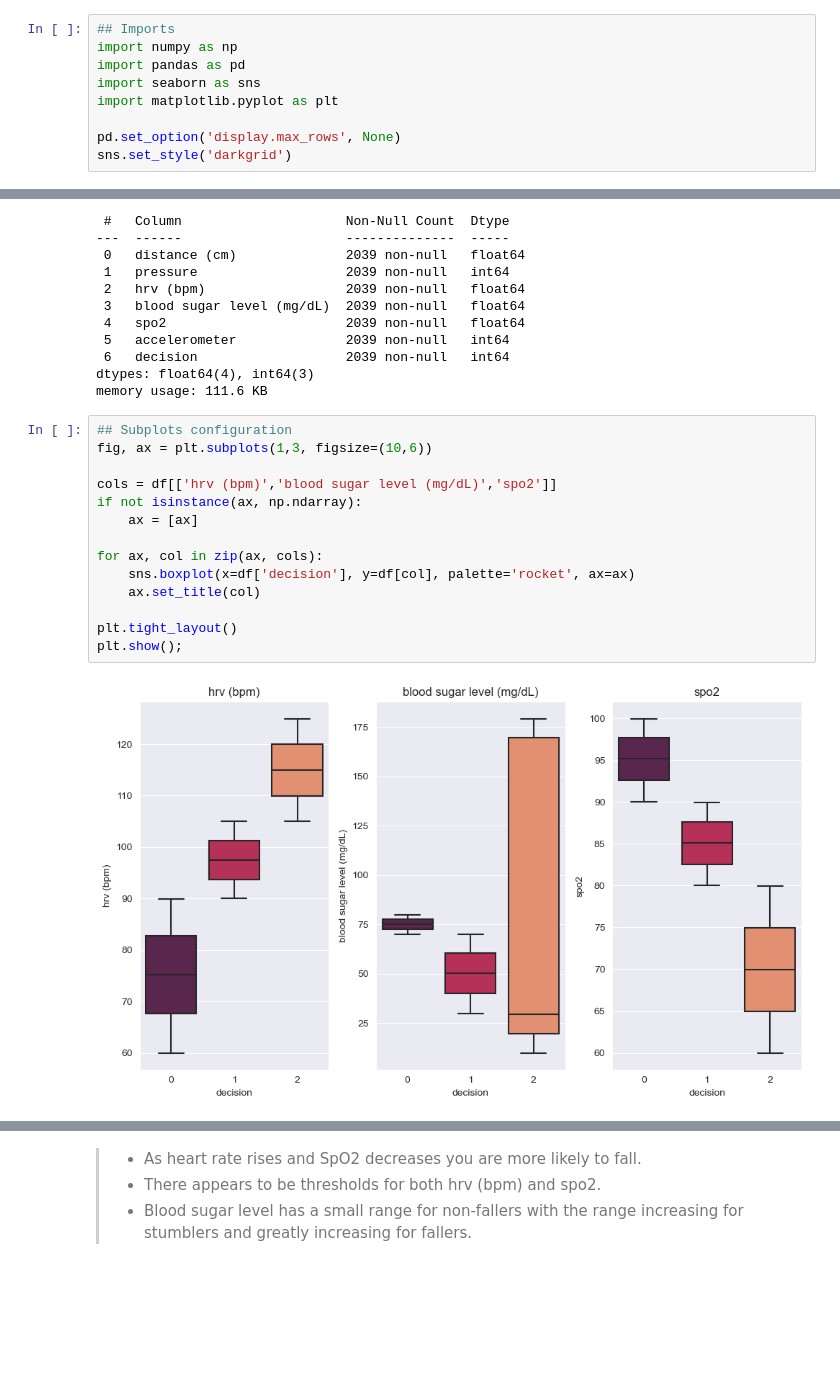
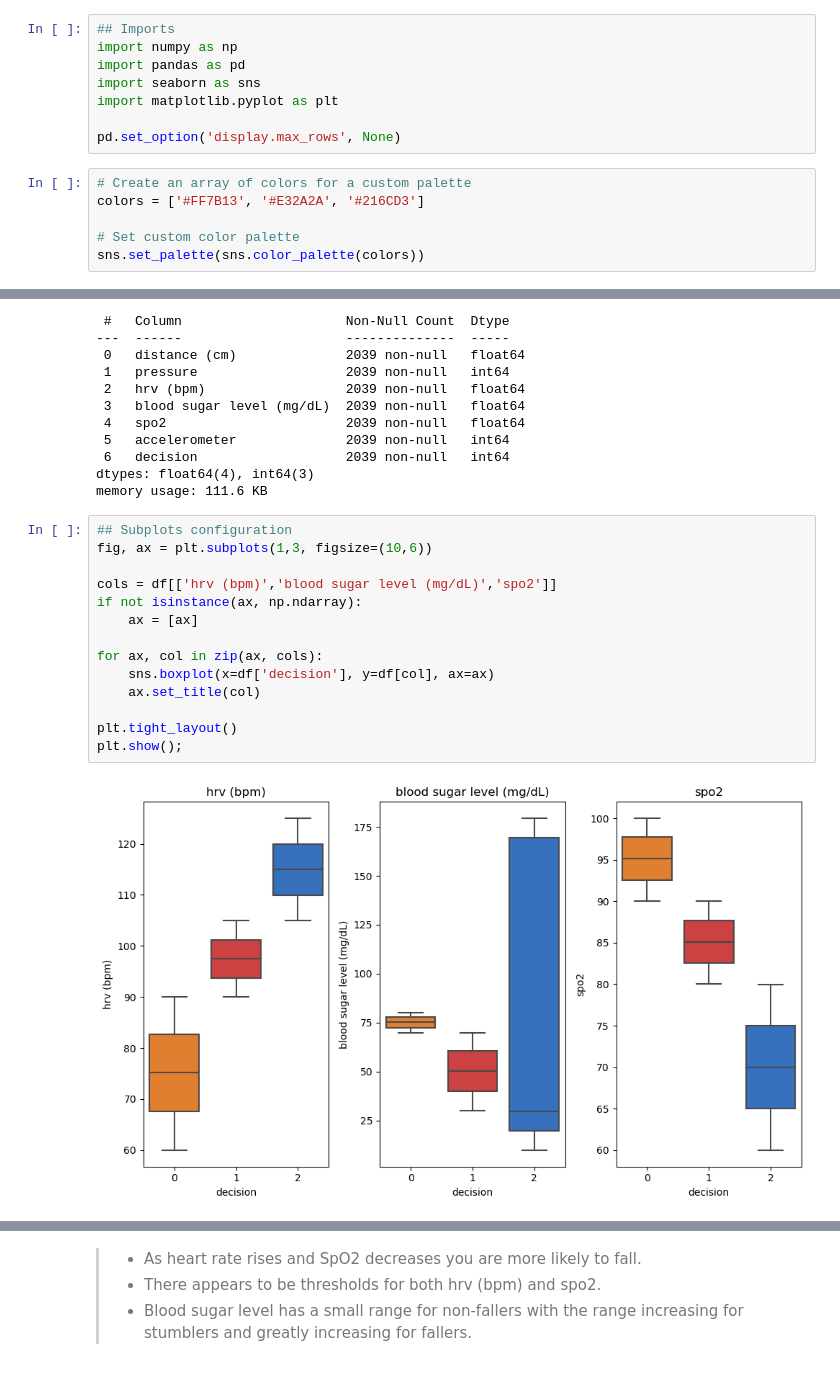
Before and after one commit to kevinbrnett/Fall-Prediction-Model, a Jupyter notebook: Exploratory Data Analysis.ipynb, the cells around one changed output, grey strips where cells are left out. Cells and saved outputs as stored; diff of their text form; blank space fills up the shorter version.

Commit message:
color scheme

```diff
--- a/Exploratory Data Analysis.ipynb
+++ b/Exploratory Data Analysis.ipynb
@@ -44,7 +44,12 @@ import seaborn as sns
 import matplotlib.pyplot as plt
 
 pd.set_option('display.max_rows', None)
-sns.set_style('darkgrid')
+# %%
+# Create an array of colors for a custom palette
+colors = ['#FF7B13', '#E32A2A', '#216CD3']
+
+# Set custom color palette
+sns.set_palette(sns.color_palette(colors))
 # %%
 ## Load data
 df = pd.read_csv('Data/clean_fall_data.csv')
@@ -350,16 +354,16 @@ memory usage: 111.6 KB
 # %%
 ## Subplots configuration
 fig, ax = plt.subplots(1,3, figsize=(10,6))
 
 cols = df[['hrv (bpm)','blood sugar level (mg/dL)','spo2']]
 if not isinstance(ax, np.ndarray):
     ax = [ax]
 
 for ax, col in zip(ax, cols):
-    sns.boxplot(x=df['decision'], y=df[col], palette='rocket', ax=ax)
+    sns.boxplot(x=df['decision'], y=df[col], ax=ax)
     ax.set_title(col)
 
 plt.tight_layout()
 plt.show();
 # %% [output]
-[figure, old version]
+[figure, new version]
```
Also changed, not shown: parts of 24 cells of this notebook.
